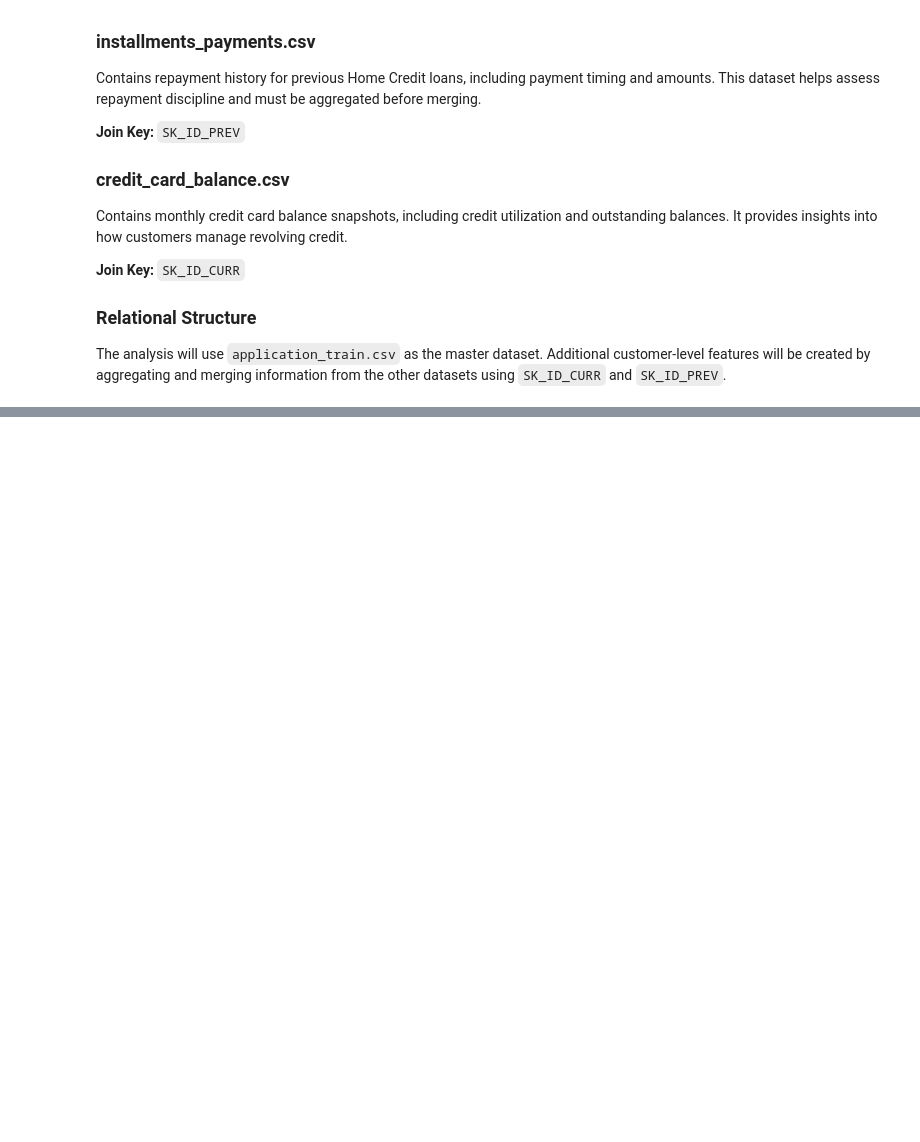
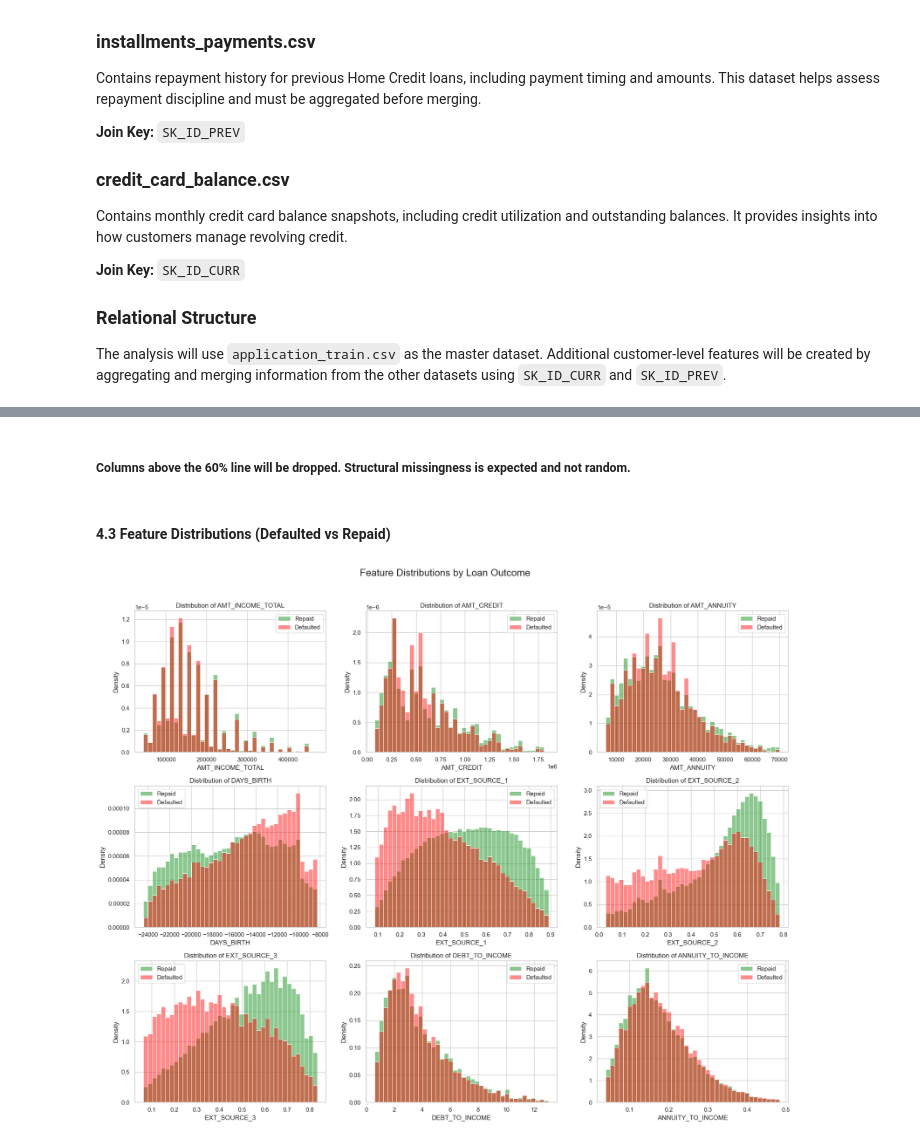
Before and after one commit to KimutaiHub/Loan-Default-Risk-Predictions, a Jupyter notebook: loan_default_risk_prediction.ipynb, the cells around one changed output, grey strips where cells are left out. Cells and saved outputs as stored; diff of their text form; code cells hidden in the pictures; blank space fills up the shorter version.

```diff
--- a/loan_default_risk_prediction.ipynb
+++ b/loan_default_risk_prediction.ipynb
@@ -421,0 +1072,58 @@ The main training file contains 307,511 applicants with an 8% default rate. Mult
+# %% [markdown]
+##### Columns above the 60% line will be dropped. Structural missingness is expected and not random.
+# %% [markdown]
+#### 4.3 Feature Distributions (Defaulted vs Repaid)
+# %%
+# chart 3: overlapping histograms for key numerical features
+distribution_features = [
+    "AMT_INCOME_TOTAL",
+    "AMT_CREDIT",
+    "AMT_ANNUITY",
+    "DAYS_BIRTH",
+    "EXT_SOURCE_1",
+    "EXT_SOURCE_2",
+    "EXT_SOURCE_3",
+    "DEBT_TO_INCOME",
+    "ANNUITY_TO_INCOME",
+]
+
+fig, axes = plt.subplots(3, 3, figsize=(18, 14))
+axes = axes.flatten()
+
+for ax, feature in zip(axes, distribution_features):
+    # cap extreme tails for readability without changing the underlying data
+    plot_data = eda_df[[feature, "TARGET"]].dropna()
+    lower = plot_data[feature].quantile(0.01)
+    upper = plot_data[feature].quantile(0.99)
+    plot_data = plot_data[plot_data[feature].between(lower, upper)]
+
+    sns.histplot(
+        data=plot_data[plot_data["TARGET"] == 0],
+        x=feature,
+        stat="density",
+        bins=40,
+        color="#008707",
+        alpha=0.45,
+        ax=ax,
+        label="Repaid",
+    )
+    sns.histplot(
+        data=plot_data[plot_data["TARGET"] == 1],
+        x=feature,
+        stat="density",
+        bins=40,
+        color="#ff0000",
+        alpha=0.45,
+        ax=ax,
+        label="Defaulted",
+    )
+    ax.set_title(f"Distribution of {feature}")
+    ax.set_xlabel(feature)
+    ax.set_ylabel("Density")
+    ax.legend()
+
+fig.suptitle("Feature Distributions by Loan Outcome", fontsize=18, y=1.02)
+plt.tight_layout()
+plt.show()
+# %% [output]
+[figure, added]
```
Also changed, not shown: parts of 86 cells of this notebook.
